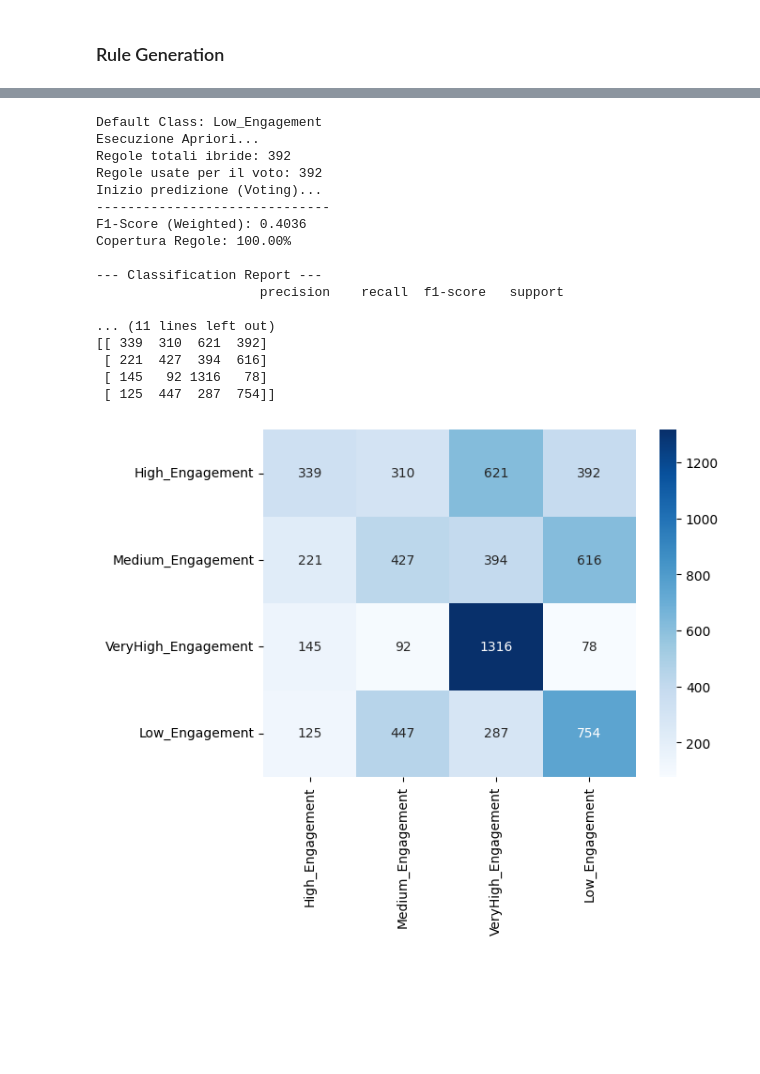
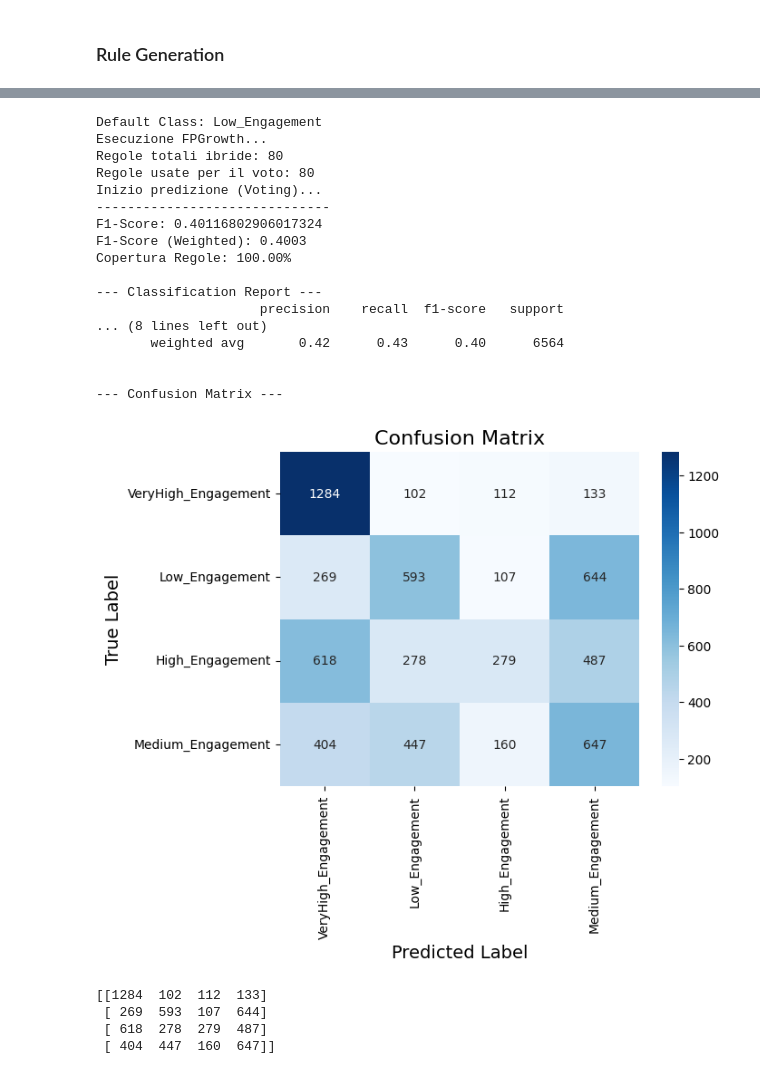
Before and after one commit to leopasq24/DataMining, a Jupyter notebook: pattern_mining.ipynb, the cells around one changed output, grey strips where cells are left out. Saved outputs shown, nothing was run; the diff lists cells and outputs as text; code cells hidden in the pictures; blank space fills up the shorter version.

```diff
--- a/pattern_mining.ipynb
+++ b/pattern_mining.ipynb
@@ -64,14 +68,14 @@ Index(['YearPublished', 'GameWeight', 'MinPlayers', 'MaxPlayers',
 def discretize_rank(val):
     if val == 21926: # O il valore che indica "fuori classifica"
         return "Unranked"
-    elif val <= 100:
-        return "Top100"
+    elif val <= 500:
+        return "Top500"
     elif val <= 1000:
         return "Top1000"
-    elif val <= 5000:
-        return "Top5000"
-    else:
-        return "LowRank"
+    elif val <= 2000:
+        return "Top2000"
+    elif val <= 4000:
+        return "Top4000" # max is 3531
 
 # Applichiamo la funzione e aggiungiamo il suffisso per chiarezza nel mining
 df["Rank_Bin"] = df["Rank"].apply(discretize_rank) + "_Rank"
@@ -111,8 +115,8 @@ labels_year = ["Ancient", "Vintage", "90s", "00s", "Early10s", "Modern"]
 df["Year_Bin"] = pd.cut(df["YearPublished"], bins=bins_year, labels=labels_year).astype(str) + "_Year"
 
 # MfgAgeRec
-bins_age = [0, 6, 12, 18, 99]
-labels_age = ["Kids(<6)", "PreTeen(<12)", "Teen(<18)", "Adult(18+)"]
+bins_age = [0, 7, 13, 99]
+labels_age = ["Kids(<8)", "PreTeen(8-13)", "Teen/Adult(14+)"]
 df["AgeRec_Bin"] = pd.cut(df["MfgAgeRec"], bins=bins_age, labels=labels_age).astype(str) + "_AgeRec"
 
 # MinPlayers: Categorico puro (visto che sono pochi valori)
@@ -1020,9 +1099,9 @@ print(f"Default Class: {default_class}")
 
 
 # --- 2. MINING E PRUNING INTELLIGENTE ---
-print("Esecuzione Apriori...")
+print("Esecuzione FPGrowth...")
 # Usiamo zmin=2 per evitare regole vuote o banali
-rules_raw = fpgrowth(x_train, target="r", supp=supp, zmin=2, conf=20, report="aScl")
+rules_raw = fpgrowth(x_train, target="r", supp=supp, zmin=2, conf=30, report="aScl") # conf=20% in modo da avere più regole per le classi meno rappresentate
 
 rules_df = pd.DataFrame(
     rules_raw,
@@ -1033,10 +1112,10 @@ rules_df = pd.DataFrame(
 rules_df = rules_df[rules_df["consequent"].isin(target_classes) & (rules_df["lift"] > 1)]
 
 # 1. Calcoliamo le Top per LIFT (Qualità)
-top_lift = rules_df.sort_values(by="lift", ascending=False).groupby("consequent").head(50)
+top_lift = rules_df.sort_values(by="lift", ascending=False).groupby("consequent").head(10)
 
 # 2. Calcoliamo le Top per SUPPORT (Quantità/Copertura)
-top_supp = rules_df.sort_values(by="%_supp", ascending=False).groupby("consequent").head(50)
+top_supp = rules_df.sort_values(by="%_supp", ascending=False).groupby("consequent").head(10)
 
 # 3. Uniamo i due set e rimuoviamo duplicati
 # (Usiamo l'ID della regola o resettiamo l'indice per unire)
@@ -1118,42 +1197,52 @@ for record in x_test:
         if not matches_any:
             uncovered_count += 1
 
 # --- CALCOLO METRICHE ---
 
 # 1. F1 Score Globale (Weighted è meglio se le classi sono sbilanciate)
-f1 = f1_score(y_true, y_pred, average='weighted')
+f1 = f1_score(y_true, y_pred, average = 'macro')
+f1_w = f1_score(y_true, y_pred, average='weighted')
 
 print("-" * 30)
-print(f"F1-Score (Weighted): {f1:.4f}")
+print(f"F1-Score: {f1}")
+print(f"F1-Score (Weighted): {f1_w:.4f}")
 print(f"Copertura Regole: {((len(y_true) - uncovered_count) / len(y_true))*100:.2f}%")
 
 # 2. Report Dettagliato (F1 per ogni classe)
 print("\n--- Classification Report ---")
 print(classification_report(y_true, y_pred))
 
 # 3. Matrice di Confusione (Opzionale ma utilissima per capire gli errori)
 # Ti mostra se il modello confonde classi vicine (es. High vs VeryHigh)
 cm = confusion_matrix(y_true, y_pred, labels=list(target_classes))
 print("\n--- Confusion Matrix ---")
 #heatmap per visualizzare meglio
 sns.heatmap(cm, annot=True, fmt='d', xticklabels=target_classes, yticklabels=target_classes, cmap='Blues')
+plt.xlabel("Predicted Label", fontsize=14)
+plt.ylabel("True Label", fontsize=14)
+plt.title("Confusion Matrix", fontsize=16)
+plt.show()
 print(cm)
 # %% [output]
 Default Class: Low_Engagement
-Esecuzione Apriori...
-Regole totali ibride: 392
-Regole usate per il voto: 392
+Esecuzione FPGrowth...
+Regole totali ibride: 80
+Regole usate per il voto: 80
 Inizio predizione (Voting)...
 ------------------------------
-F1-Score (Weighted): 0.4036
+F1-Score: 0.40116802906017324
+F1-Score (Weighted): 0.4003
 Copertura Regole: 100.00%
 
 --- Classification Report ---
                      precision    recall  f1-score   support
+... (8 lines left out)
+       weighted avg       0.42      0.43      0.40      6564
 
-... (11 lines left out)
-[[ 339  310  621  392]
- [ 221  427  394  616]
- [ 145   92 1316   78]
- [ 125  447  287  754]]
+
+--- Confusion Matrix ---
-[figure, old version]
+[figure, new version]
+[[1284  102  112  133]
+ [ 269  593  107  644]
+ [ 618  278  279  487]
+ [ 404  447  160  647]]
```
Also changed, not shown: parts of 23 cells of this notebook.
